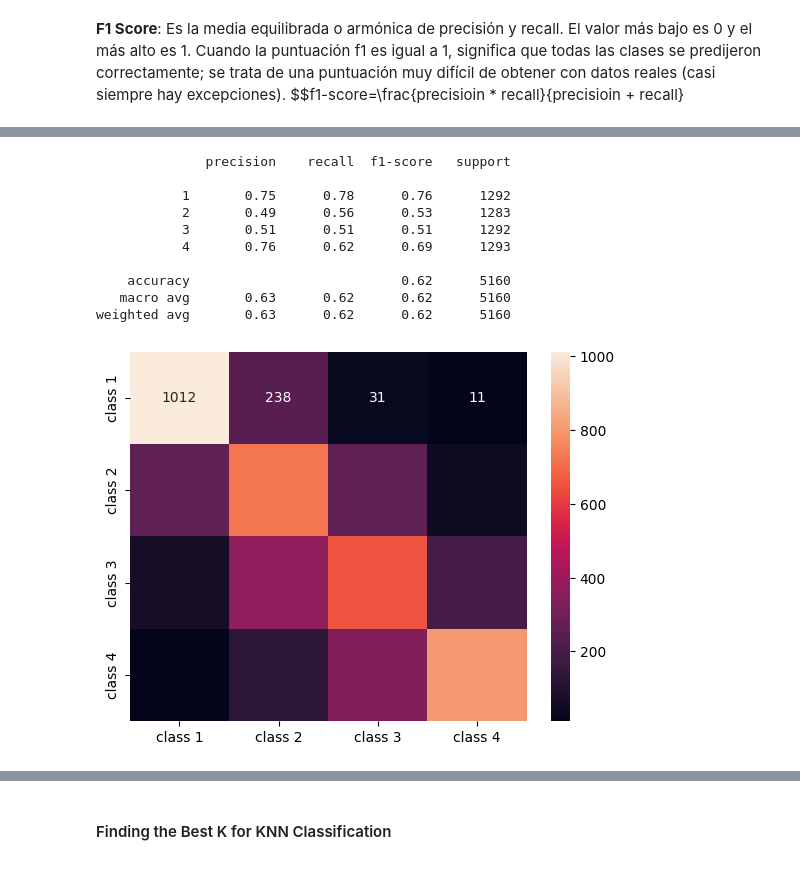
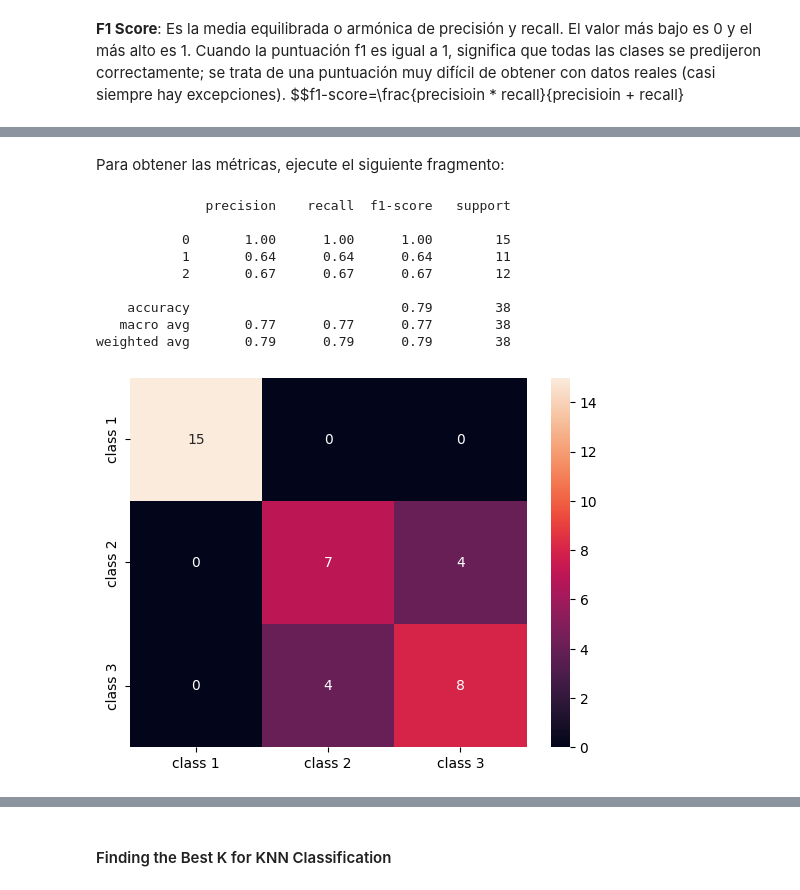
Before and after one commit to td2USA-20232/g4bonoknn, a Jupyter notebook: knn.ipynb, the cells around one changed output, grey strips where cells are left out. Saved outputs shown, nothing was run; the diff lists cells and outputs as text; code cells hidden in the pictures.

```diff
--- a/knn.ipynb
+++ b/knn.ipynb
@@ -53,4 +123,0 @@ Categories (4, int64): [1 < 2 < 3 < 4]
-# %%
-# A continuación, podemos dividir nuestro conjunto de datos en sus atributos y etiquetas:
-y = df['MedHouseValCat']
-X = df.drop(['MedHouseVal', 'MedHouseValCat'], axis = 1)
@@ -146,26 +194,27 @@ Note: you may need to restart the kernel to use updated packages.
+# %% [markdown]
+
+
+Para obtener las métricas, ejecute el siguiente fragmento:
 # %%
 from sklearn.metrics import classification_report, confusion_matrix
-#importing Seaborn's to use the heatmap
-import seaborn as sns
 
 # Adding classes names for better interpretation
-classes_names = ['class 1','class 2','class 3', 'class 4']
+classes_names = ['class 1','class 2','class 3']
 cm = pd.DataFrame(confusion_matrix(y_test, y_pred),
                   columns=classes_names, index = classes_names)
 
 # Seaborn's heatmap to better visualize the confusion matrix
 sns.heatmap(cm, annot=True, fmt='d');
 
 print(classification_report(y_test, y_pred))
 # %% [output]
               precision    recall  f1-score   support
 
-           1       0.75      0.78      0.76      1292
-           2       0.49      0.56      0.53      1283
-           3       0.51      0.51      0.51      1292
-           4       0.76      0.62      0.69      1293
+           0       1.00      1.00      1.00        15
+           1       0.64      0.64      0.64        11
+           2       0.67      0.67      0.67        12
 
-    accuracy                           0.62      5160
-   macro avg       0.63      0.62      0.62      5160
-weighted avg       0.63      0.62      0.62      5160
+    accuracy                           0.79        38
+   macro avg       0.77      0.77      0.77        38
+weighted avg       0.79      0.79      0.79        38
-[figure, old version]
+[figure, new version]
```
Also changed, not shown: parts of 57 cells of this notebook.
